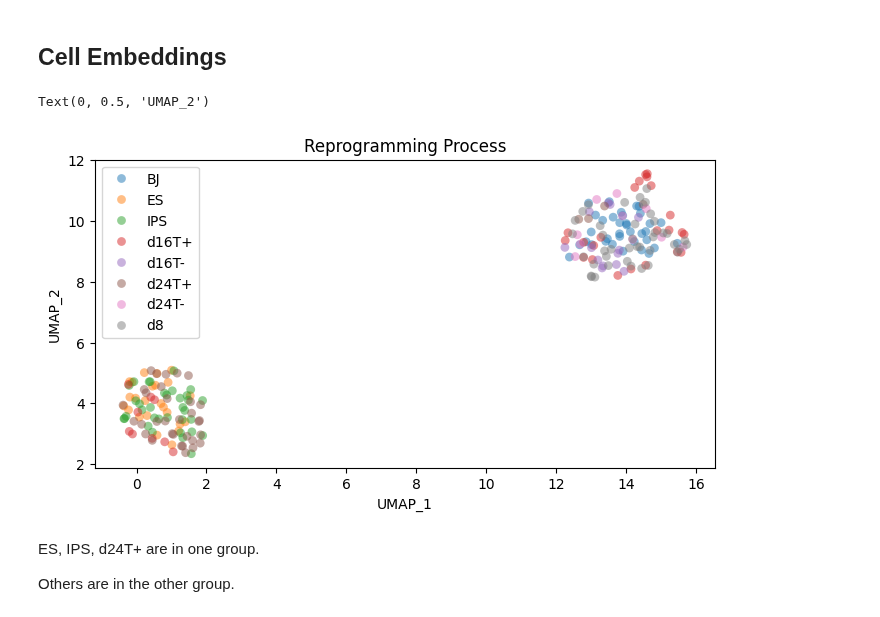
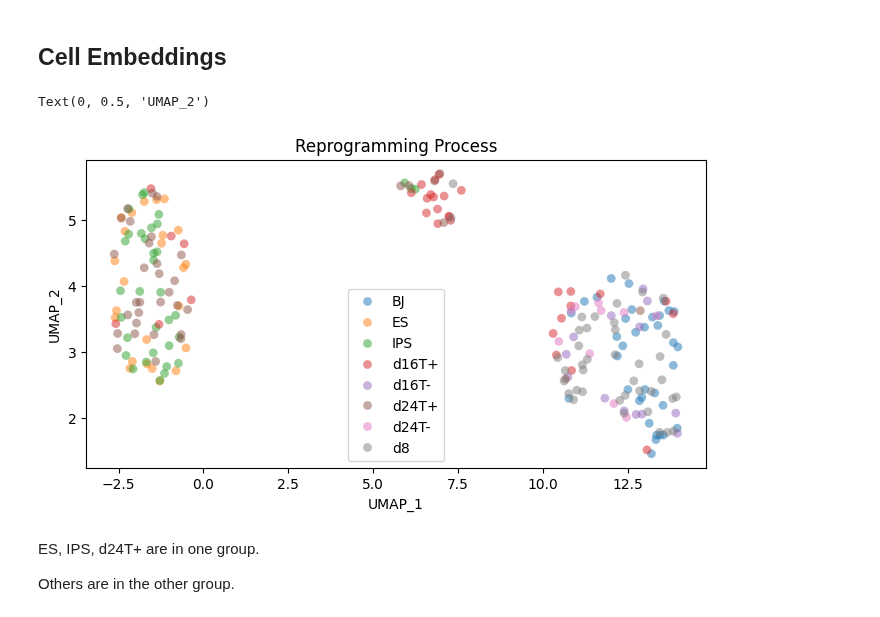
Before and after one commit to congfeng4/SCOIT, a Jupyter notebook: tutorial/sc_GEM.ipynb, the cells around one changed output. Cells and saved outputs as stored; diff of their text form; code cells hidden in the pictures.

```diff
--- a/tutorial/sc_GEM.ipynb
+++ b/tutorial/sc_GEM.ipynb
@@ -19,7 +18,8 @@ ALL_CELL_STAGES = ''
 # %%
-cell_embeddings = np.load(f'./embeddings/{DATA}/mymodel_0.npy')
-gene_embeddings = np.load(f'./embeddings/{DATA}/mymodel_1.npy')
-omics_embeddings = np.load(f'./embeddings/{DATA}/mymodel_2.npy')
+cell_embeddings = np.load(f'./embeddings/{DATA}-{FEATURE}/mymodel_0.npy')
+gene_embeddings = np.load(f'./embeddings/{DATA}-{FEATURE}/mymodel_1.npy')
+omics_embeddings = np.load(f'./embeddings/{DATA}-{FEATURE}/mymodel_2.npy')
+
 node_names = pd.read_csv(f'./data/{DATA}/nodes.csv')["Name"]
 cell_stage = np.unique(pd.read_csv("data/sc_GEM/cell_stage.csv", header=None))
 metadata = json.load(open(f'./data/{DATA}/metadata.json'))
@@ -94,20 +94,20 @@ len(gene_names)
 # %%
 S=40
 
 from umap import UMAP
 import seaborn as sns
 import matplotlib.pyplot as plt
 
 plt.figure(figsize=(8,4))
-vec = UMAP(n_components=2).fit_transform(cell_embeddings / cell_norms)
+vec = UMAP(n_components=2).fit_transform(cell_embeddings)
 sns.scatterplot(x=vec[:, 0], y=vec[:, 1], hue=cell_stage_from_id, s=S, linewidth=0, alpha=0.5)
 plt.legend()
 plt.title('Reprogramming Process')
 plt.xlabel("UMAP_1")
 plt.ylabel("UMAP_2")
 # %% [output]
 Text(0, 0.5, 'UMAP_2')
-[figure, old version]
+[figure, new version]
 # %% [markdown]
 ES, IPS, d24T+ are in one group.
 
```
Also changed, not shown: parts of 20 cells of this notebook, 3 other files.
